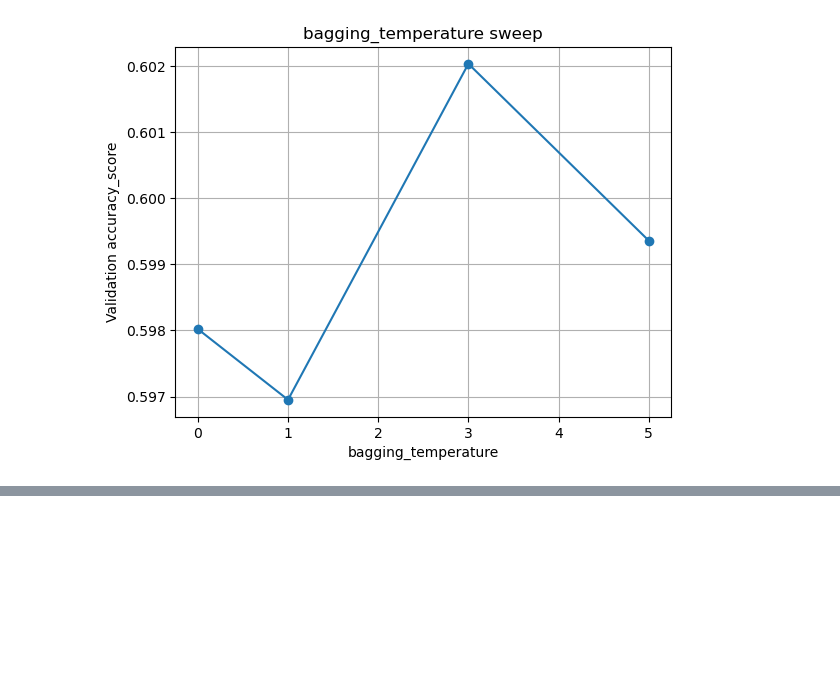
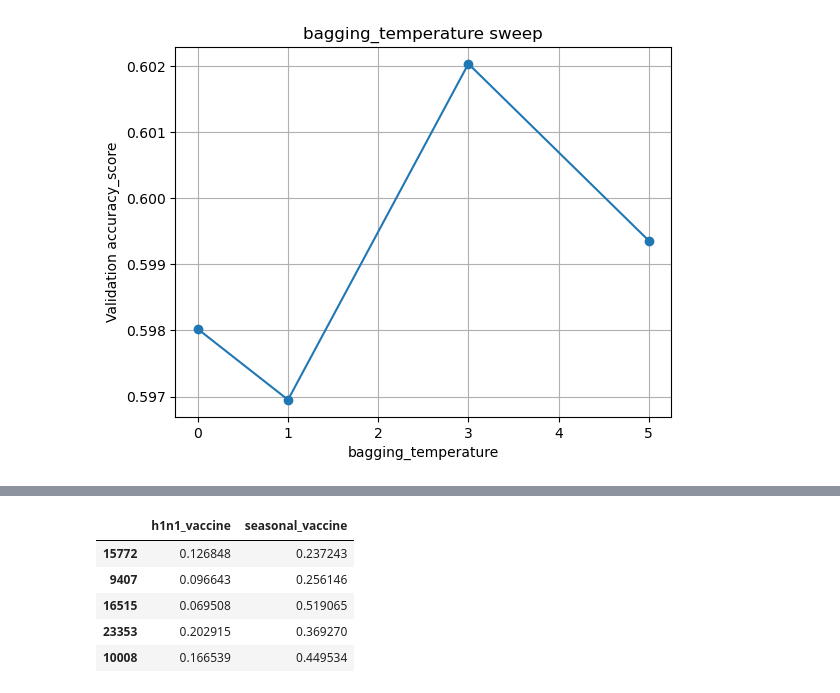
Before and after one commit to SteveG365/FluShot, a Jupyter notebook: Notebooks/models.ipynb, the cells around one changed output, grey strips where cells are left out. Saved outputs shown, nothing was run; the diff lists cells and outputs as text; code cells hidden in the pictures; blank space fills up the shorter version.

```diff
--- a/Notebooks/models.ipynb
+++ b/Notebooks/models.ipynb
@@ -385,0 +400,19 @@ Label Powerset Exact match Accuracy: 0.7713091226756521
+# %%
+proba_list = model.predict_proba(X_test)
+P = np.vstack(proba_list)
+p_h1n1     = P[:, 2] + P[:, 3]
+p_seasonal = P[:, 1] + P[:, 3]
+
+y_pred_proba = pd.DataFrame({
+    'h1n1_vaccine':     p_h1n1,
+    'seasonal_vaccine': p_seasonal
+}, index=X_test.index)
+
+y_pred_proba.head()
+# %% [output]
+|  | h1n1_vaccine | seasonal_vaccine |
+| 15772 | 0.126848 | 0.237243 |
+| 9407 | 0.096643 | 0.256146 |
+| 16515 | 0.069508 | 0.519065 |
+| 23353 | 0.202915 | 0.369270 |
+| 10008 | 0.166539 | 0.449534 |
```
Also changed, not shown: parts of 1 cell of this notebook, 1 other file.
